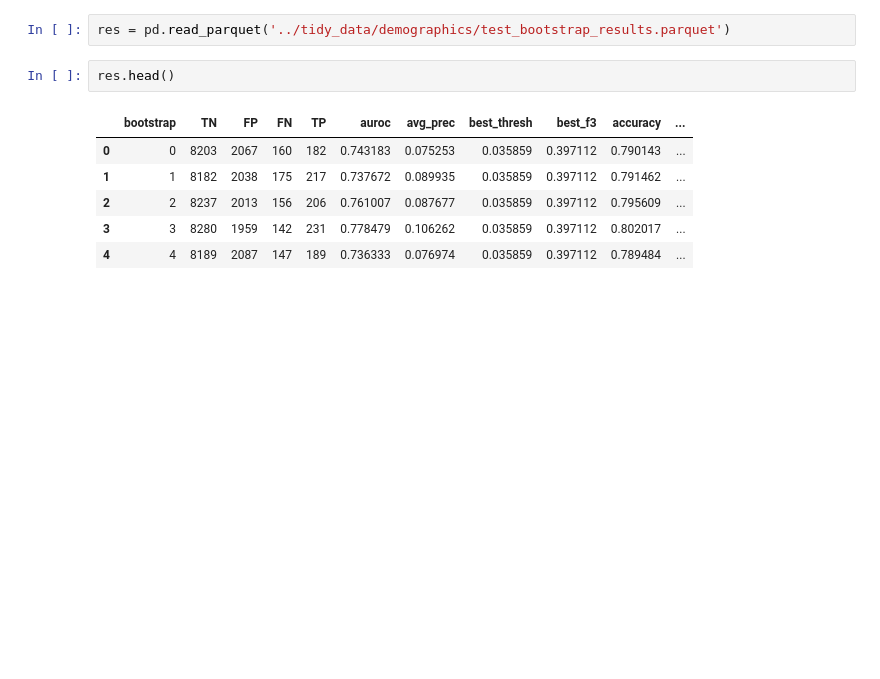
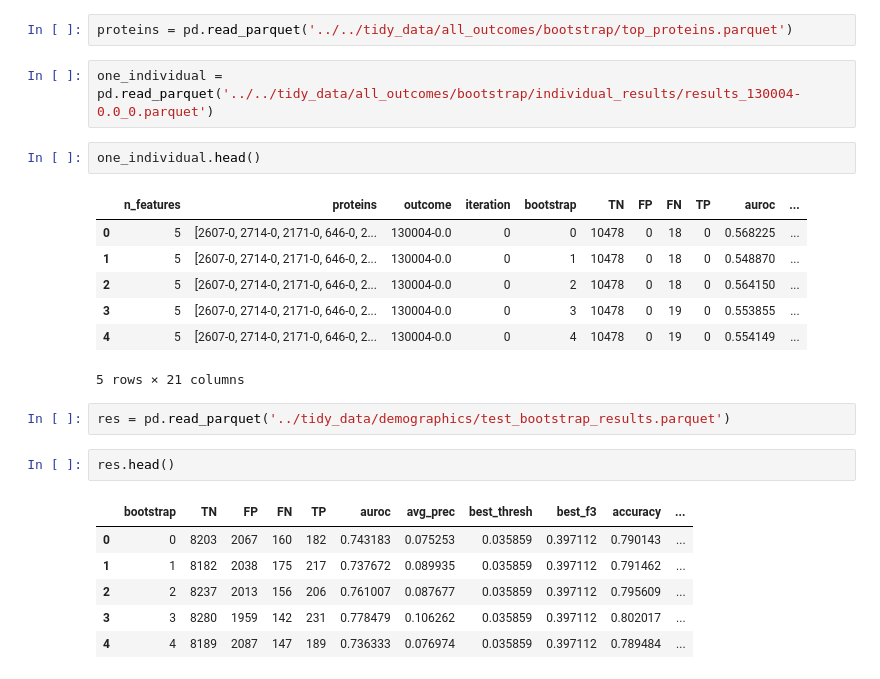
Before and after one commit to RandallJEllis/rfb, a Jupyter notebook: all_outcomes/rfb.ipynb, the cells around one changed output. Cells and saved outputs as stored; diff of their text form; blank space fills up the shorter version.

```diff
--- a/all_outcomes/rfb.ipynb
+++ b/all_outcomes/rfb.ipynb
@@ -23,3 +70,17 @@ plt.rcParams.update({
+# %%
+proteins = pd.read_parquet('../../tidy_data/all_outcomes/bootstrap/top_proteins.parquet')
+# %%
+one_individual = pd.read_parquet('../../tidy_data/all_outcomes/bootstrap/individual_results/results_130004-0.0_0.parquet')
+# %%
+one_individual.head()
+# %% [output]
+|  | n_features | proteins | outcome | iteration | bootstrap | TN | FP | FN | TP | auroc | ... |
+| 0 | 5 | [2607-0, 2714-0, 2171-0, 646-0, 2... | 130004-0.0 | 0 | 0 | 10478 | 0 | 18 | 0 | 0.568225 | ... |
+| 1 | 5 | [2607-0, 2714-0, 2171-0, 646-0, 2... | 130004-0.0 | 0 | 1 | 10478 | 0 | 18 | 0 | 0.548870 | ... |
+| 2 | 5 | [2607-0, 2714-0, 2171-0, 646-0, 2... | 130004-0.0 | 0 | 2 | 10478 | 0 | 18 | 0 | 0.564150 | ... |
+| 3 | 5 | [2607-0, 2714-0, 2171-0, 646-0, 2... | 130004-0.0 | 0 | 3 | 10478 | 0 | 19 | 0 | 0.553855 | ... |
+| 4 | 5 | [2607-0, 2714-0, 2171-0, 646-0, 2... | 130004-0.0 | 0 | 4 | 10478 | 0 | 19 | 0 | 0.554149 | ... |
+5 rows × 21 columns
 # %%
 res = pd.read_parquet('../tidy_data/demographics/test_bootstrap_results.parquet')
 # %%
```
Also changed, not shown: parts of 8 cells of this notebook, 4 other files.
